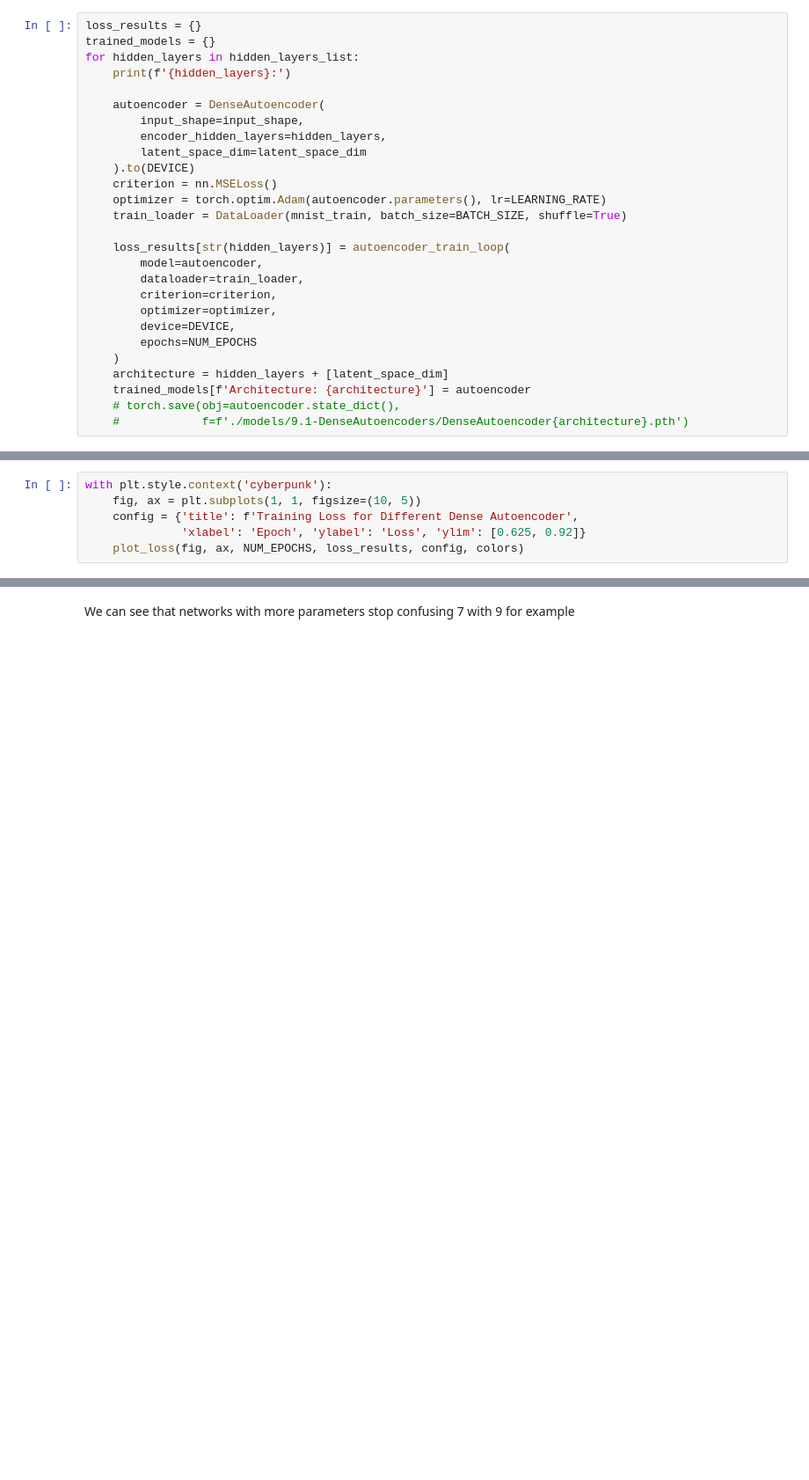
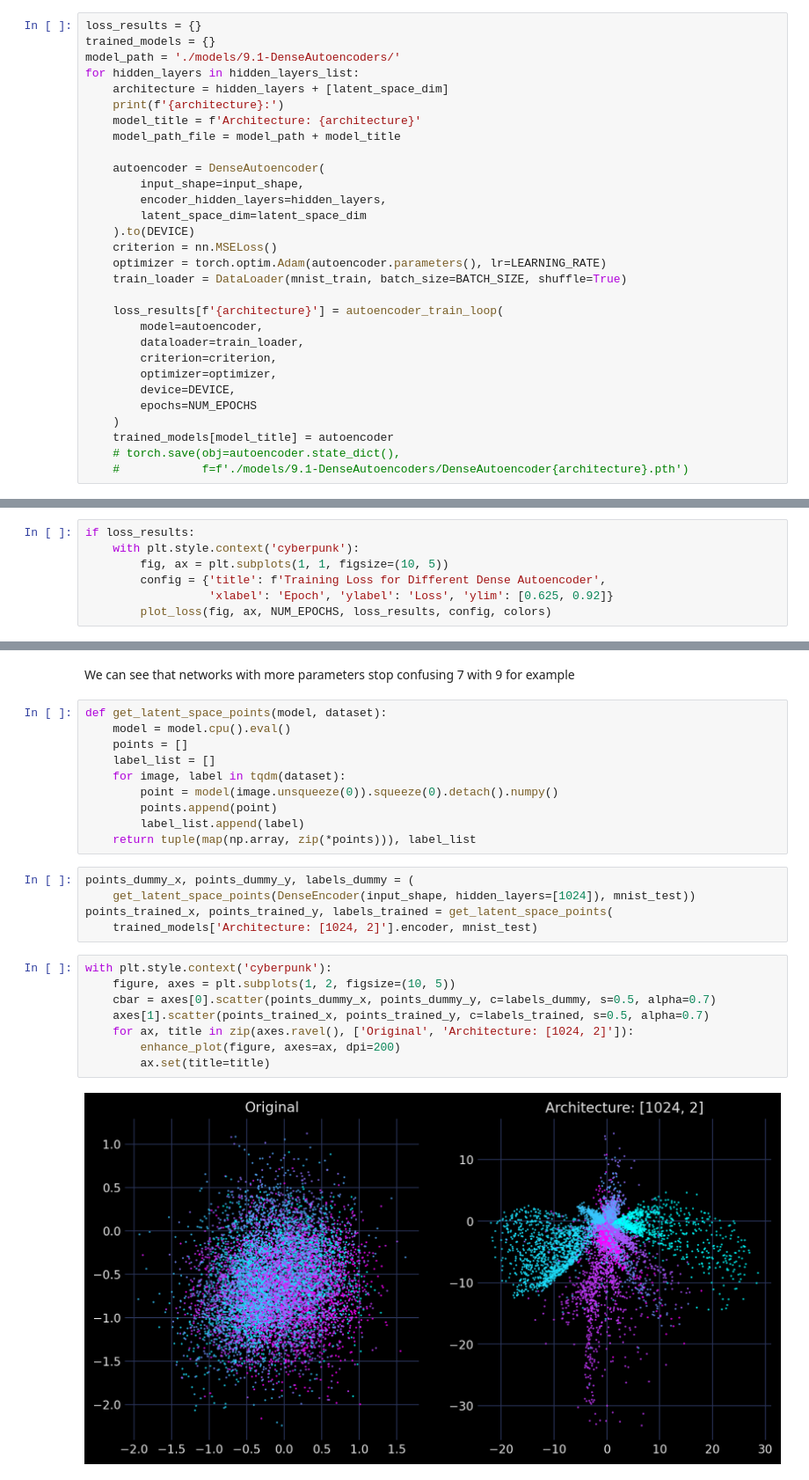
Before and after one commit to Yolonek/MachineLearningApplications, a Jupyter notebook: 09.Autoencoder/9.1-Autoencoders.ipynb, the cells around one changed output, grey strips where cells are left out. Shown at 88% size. Cells and saved outputs as stored; diff of their text form; blank space fills up the shorter version.

```diff
--- a/09.Autoencoder/9.1-Autoencoders.ipynb
+++ b/09.Autoencoder/9.1-Autoencoders.ipynb
@@ -303,8 +304,12 @@ def autoencoder_train_loop(model, dataloader, criterion,
 # %%
 loss_results = {}
 trained_models = {}
+model_path = './models/9.1-DenseAutoencoders/'
 for hidden_layers in hidden_layers_list:
-    print(f'{hidden_layers}:')
+    architecture = hidden_layers + [latent_space_dim]
+    print(f'{architecture}:')
+    model_title = f'Architecture: {architecture}'
+    model_path_file = model_path + model_title
 
     autoencoder = DenseAutoencoder(
         input_shape=input_shape,
@@ -315,7 +320,7 @@ for hidden_layers in hidden_layers_list:
     optimizer = torch.optim.Adam(autoencoder.parameters(), lr=LEARNING_RATE)
     train_loader = DataLoader(mnist_train, batch_size=BATCH_SIZE, shuffle=True)
 
-    loss_results[str(hidden_layers)] = autoencoder_train_loop(
+    loss_results[f'{architecture}'] = autoencoder_train_loop(
         model=autoencoder,
         dataloader=train_loader,
         criterion=criterion,
@@ -323,8 +328,7 @@ for hidden_layers in hidden_layers_list:
         device=DEVICE,
         epochs=NUM_EPOCHS
     )
-    architecture = hidden_layers + [latent_space_dim]
-    trained_models[f'Architecture: {architecture}'] = autoencoder
+    trained_models[model_title] = autoencoder
     # torch.save(obj=autoencoder.state_dict(),
     #            f=f'./models/9.1-DenseAutoencoders/DenseAutoencoder{architecture}.pth')
 # %% [output]
@@ -346,11 +350,12 @@ def plot_loss(figure, axes, epochs, loss_dict, config_dict, colors=None, **enhan
         axes.legend()
         enhance_plot(figure, axes, **enhancements)
 # %%
-with plt.style.context('cyberpunk'):
-    fig, ax = plt.subplots(1, 1, figsize=(10, 5))
-    config = {'title': f'Training Loss for Different Dense Autoencoder',
-              'xlabel': 'Epoch', 'ylabel': 'Loss', 'ylim': [0.625, 0.92]}
-    plot_loss(fig, ax, NUM_EPOCHS, loss_results, config, colors)
+if loss_results:
+    with plt.style.context('cyberpunk'):
+        fig, ax = plt.subplots(1, 1, figsize=(10, 5))
+        config = {'title': f'Training Loss for Different Dense Autoencoder',
+                  'xlabel': 'Epoch', 'ylabel': 'Loss', 'ylim': [0.625, 0.92]}
+        plot_loss(fig, ax, NUM_EPOCHS, loss_results, config, colors)
 # %% [output]
 [figure]
 # %% [markdown]
@@ -387,3 +392,28 @@ compare_generated_to_original_mnist(trained_models, mnist_test)
 [figure]
 # %% [markdown]
 We can see that networks with more parameters stop confusing 7 with 9 for example
+# %%
+def get_latent_space_points(model, dataset):
+    model = model.cpu().eval()
+    points = []
+    label_list = []
+    for image, label in tqdm(dataset):
+        point = model(image.unsqueeze(0)).squeeze(0).detach().numpy()
+        points.append(point)
+        label_list.append(label)
+    return tuple(map(np.array, zip(*points))), label_list
+# %%
+points_dummy_x, points_dummy_y, labels_dummy = (
+    get_latent_space_points(DenseEncoder(input_shape, hidden_layers=[1024]), mnist_test))
+points_trained_x, points_trained_y, labels_trained = get_latent_space_points(
+    trained_models['Architecture: [1024, 2]'].encoder, mnist_test)
+# %%
+with plt.style.context('cyberpunk'):
+    figure, axes = plt.subplots(1, 2, figsize=(10, 5))
+    cbar = axes[0].scatter(points_dummy_x, points_dummy_y, c=labels_dummy, s=0.5, alpha=0.7)
+    axes[1].scatter(points_trained_x, points_trained_y, c=labels_trained, s=0.5, alpha=0.7)
+    for ax, title in zip(axes.ravel(), ['Original', 'Architecture: [1024, 2]']):
+        enhance_plot(figure, axes=ax, dpi=200)
+        ax.set(title=title)
+# %% [output]
+[figure, added]
```
Also changed, not shown: parts of 9 cells of this notebook, 1 other file.
